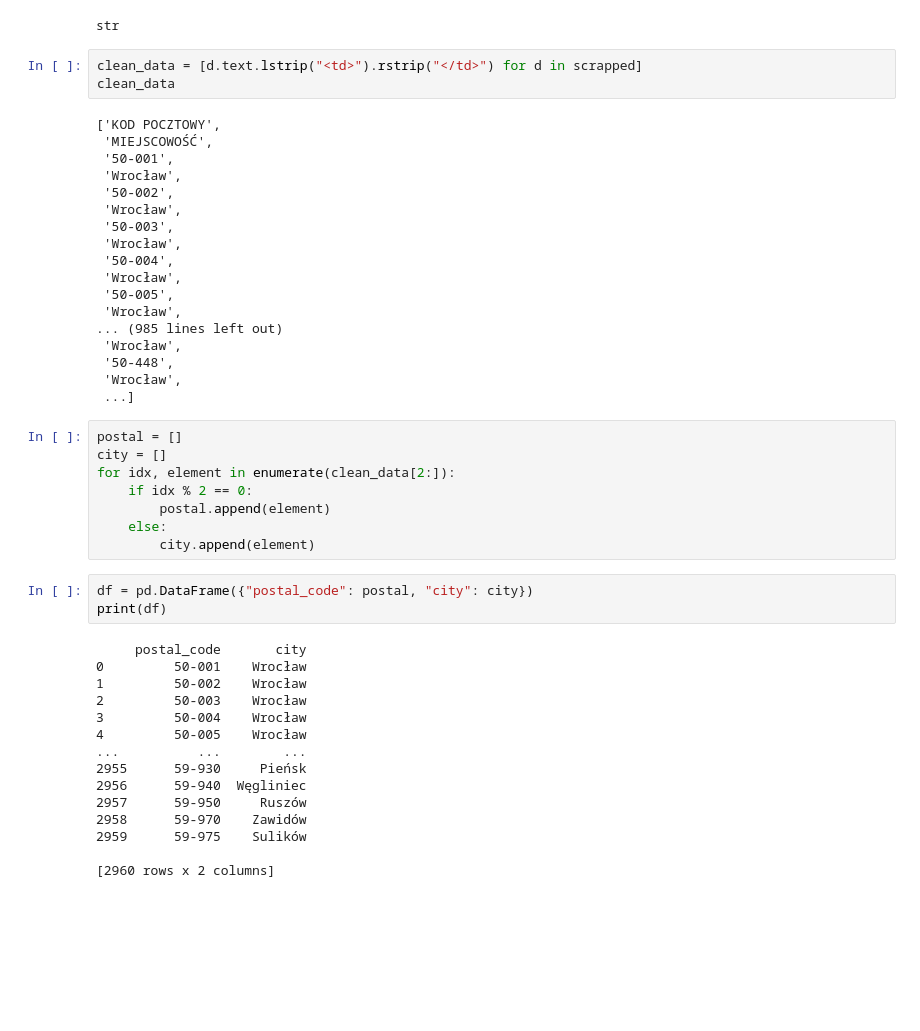
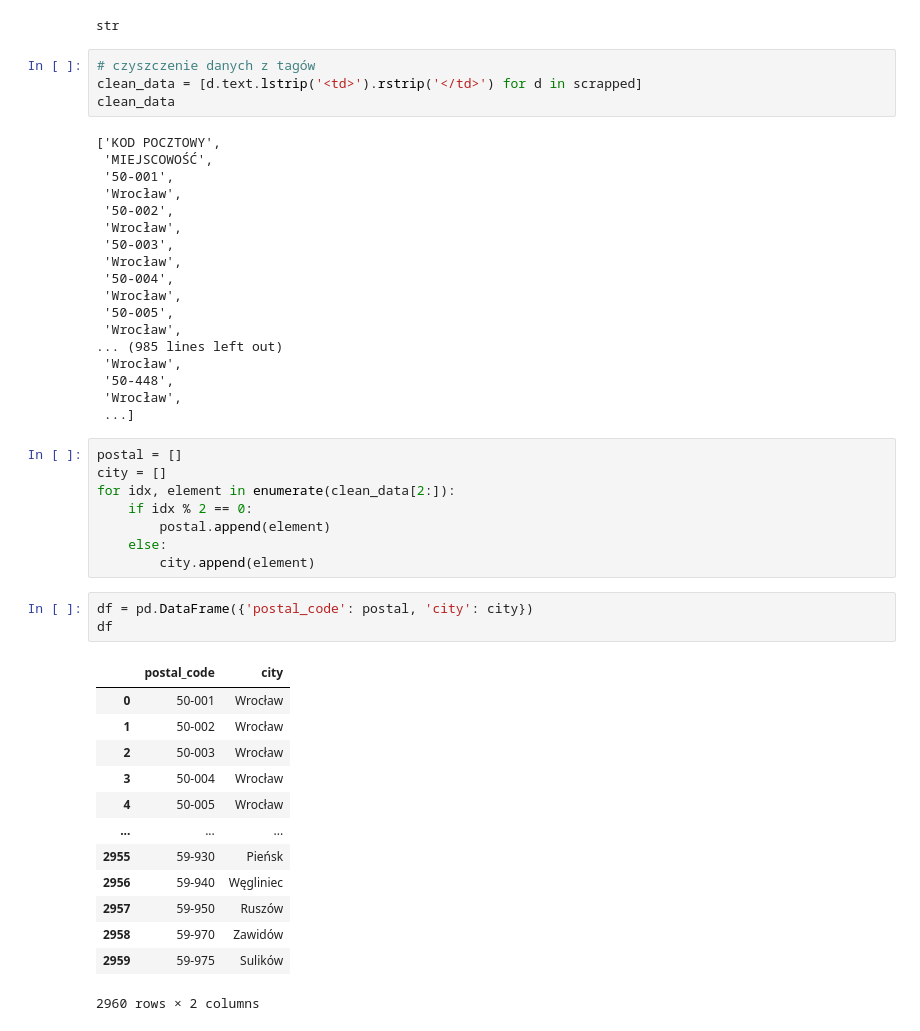
Before and after one commit to Staszek15/store-database, a Jupyter notebook: address.ipynb, the cells around one changed output. Drawn from its saved outputs; the diff is of its cells as text; blank space fills up the shorter version.

```diff
--- a/address.ipynb
+++ b/address.ipynb
@@ -65,7 +48,8 @@ type(scrapped[0].text)
 # %% [output]
 str
 # %%
-clean_data = [d.text.lstrip("<td>").rstrip("</td>") for d in scrapped]
+# czyszczenie danych z tagów
+clean_data = [d.text.lstrip('<td>').rstrip('</td>') for d in scrapped]
 clean_data
 # %% [output]
 ['KOD POCZTOWY',
@@ -94,21 +78,20 @@ for idx, element in enumerate(clean_data[2:]):
     else:
         city.append(element)
 # %%
-df = pd.DataFrame({"postal_code": postal, "city": city})
-print(df)
+df = pd.DataFrame({'postal_code': postal, 'city': city})
+df
 # %% [output]
+|  | postal_code | city |
+| 0 | 50-001 | Wrocław |
+| 1 | 50-002 | Wrocław |
+| 2 | 50-003 | Wrocław |
+| 3 | 50-004 | Wrocław |
+| 4 | 50-005 | Wrocław |
+| ... | ... | ... |
+| 2955 | 59-930 | Pieńsk |
+| 2956 | 59-940 | Węgliniec |
+| 2957 | 59-950 | Ruszów |
+| 2958 | 59-970 | Zawidów |
+| 2959 | 59-975 | Sulików |
-     postal_code       city
-0         50-001    Wrocław
-1         50-002    Wrocław
-2         50-003    Wrocław
-3         50-004    Wrocław
-4         50-005    Wrocław
-...          ...        ...
-2955      59-930     Pieńsk
-2956      59-940  Węgliniec
-2957      59-950     Ruszów
-2958      59-970    Zawidów
-2959      59-975    Sulików
-
-[2960 rows x 2 columns]
+2960 rows × 2 columns
 # %%
```
Also changed, not shown: parts of 14 cells of this notebook, 1 other file.
